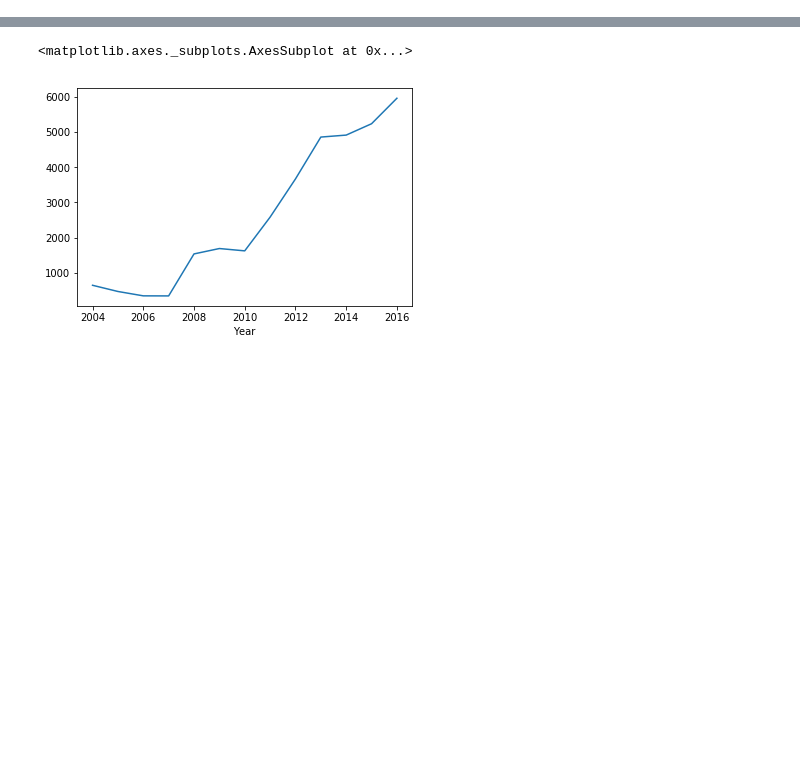
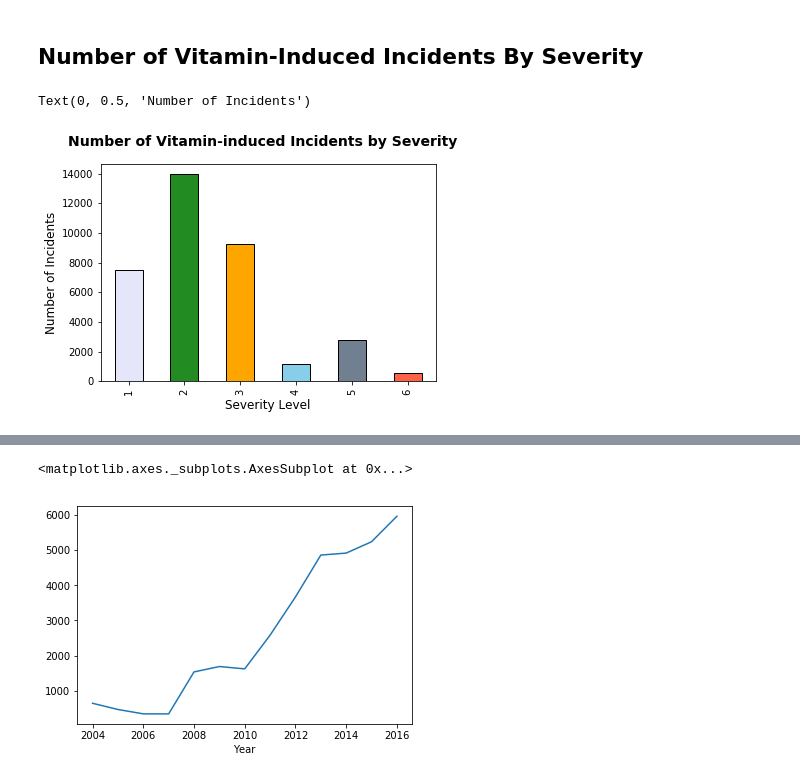
Before and after one commit to ying-li-python/Vita-Mine, a Jupyter notebook: PROJECT.ipynb, the cells around one changed output, grey strips where cells are left out. Drawn from its saved outputs; the diff is of its cells as text; code cells hidden in the pictures; blank space fills up the shorter version.

Commit message:
ying graphs

```diff
--- a/PROJECT.ipynb
+++ b/PROJECT.ipynb
@@ -16,0 +30,11 @@ df.tail(3)
+# %% [markdown]
+## Number of Vitamin-Induced Incidents By Severity
+# %%
+severity_colors = {'forestgreen', 'skyblue', 'lavender', 'orange', 'slategrey', 'tomato'}
+df["Severity"].value_counts().sort_index().plot(kind="bar", color=severity_colors, edgecolor="black")
+plt.suptitle("Number of Vitamin-induced Incidents by Severity", fontweight="bold", fontsize=14)
+plt.xlabel("Severity Level", fontsize=12)
+plt.ylabel("Number of Incidents", fontsize=12)
+# %% [output]
+Text(0, 0.5, 'Number of Incidents')
+[figure, added]
```
Also changed, not shown: parts of 11 cells of this notebook.
